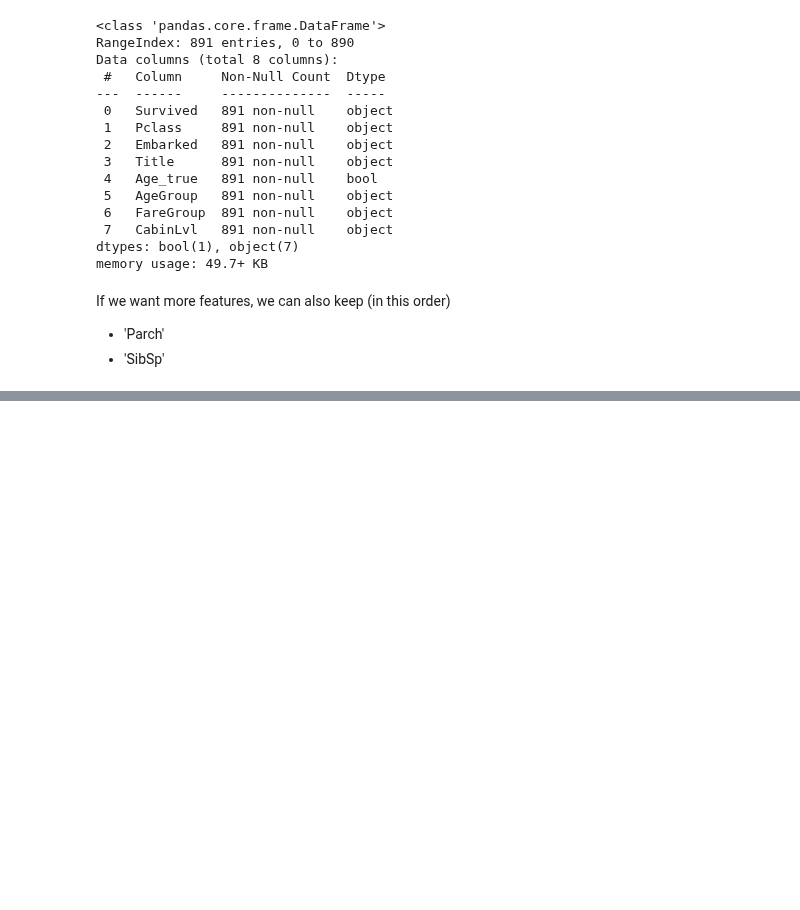
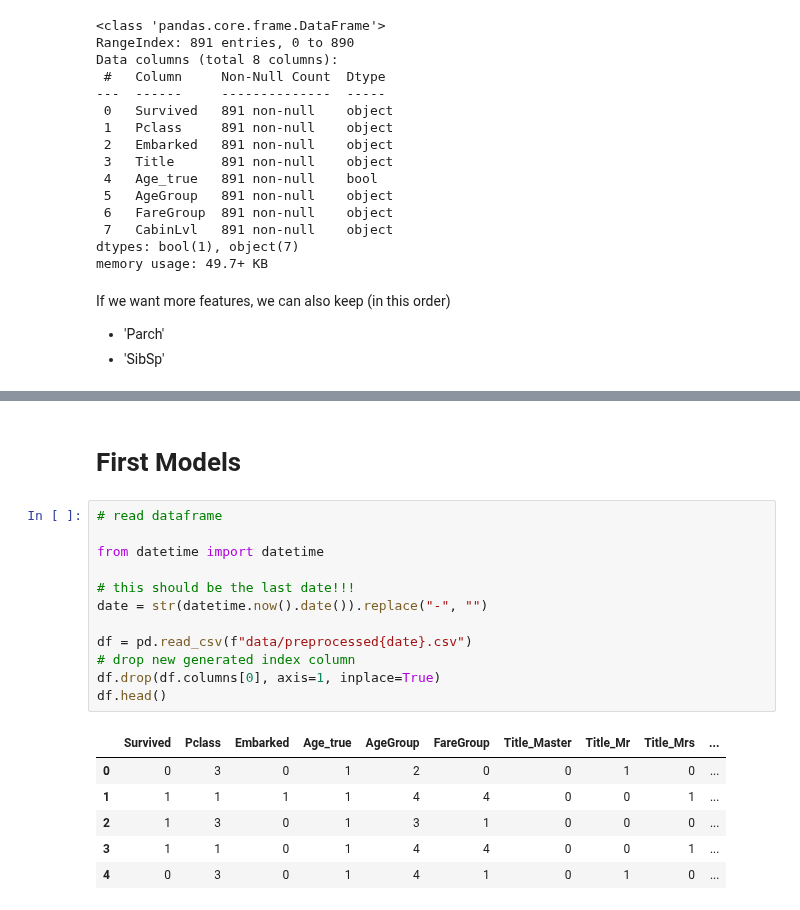
Before and after one commit to mariusjb/dm1-titanic, a Jupyter notebook: preprocessing.ipynb, the cells around one changed output, grey strips where cells are left out. Saved outputs shown, nothing was run; the diff lists cells and outputs as text; blank space fills up the shorter version.

```diff
--- a/preprocessing.ipynb
+++ b/preprocessing.ipynb
@@ -675,0 +792,21 @@ If we only keep the mentioned features, we don't need normalization (since we do
+# %% [markdown]
+# First Models
+# %%
+# read dataframe
+
+from datetime import datetime
+
+# this should be the last date!!!
+date = str(datetime.now().date()).replace("-", "")
+
+df = pd.read_csv(f"data/preprocessed{date}.csv")
+# drop new generated index column
+df.drop(df.columns[0], axis=1, inplace=True)
+df.head()
+# %% [output]
+|  | Survived | Pclass | Embarked | Age_true | AgeGroup | FareGroup | Title_Master | Title_Mr | Title_Mrs | ... |
+| 0 | 0 | 3 | 0 | 1 | 2 | 0 | 0 | 1 | 0 | ... |
+| 1 | 1 | 1 | 1 | 1 | 4 | 4 | 0 | 0 | 1 | ... |
+| 2 | 1 | 3 | 0 | 1 | 3 | 1 | 0 | 0 | 0 | ... |
+| 3 | 1 | 1 | 0 | 1 | 4 | 4 | 0 | 0 | 1 | ... |
+| 4 | 0 | 3 | 0 | 1 | 4 | 1 | 0 | 1 | 0 | ... |
```
Also changed, not shown: parts of 14 cells of this notebook, 3 other files.
